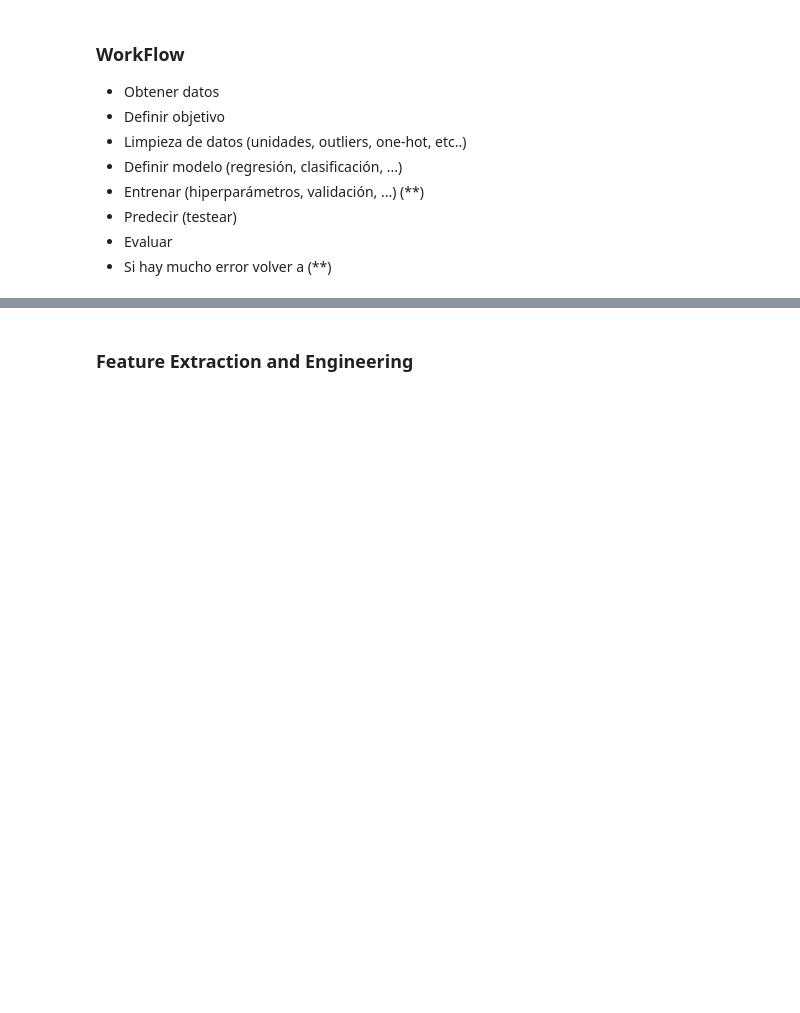
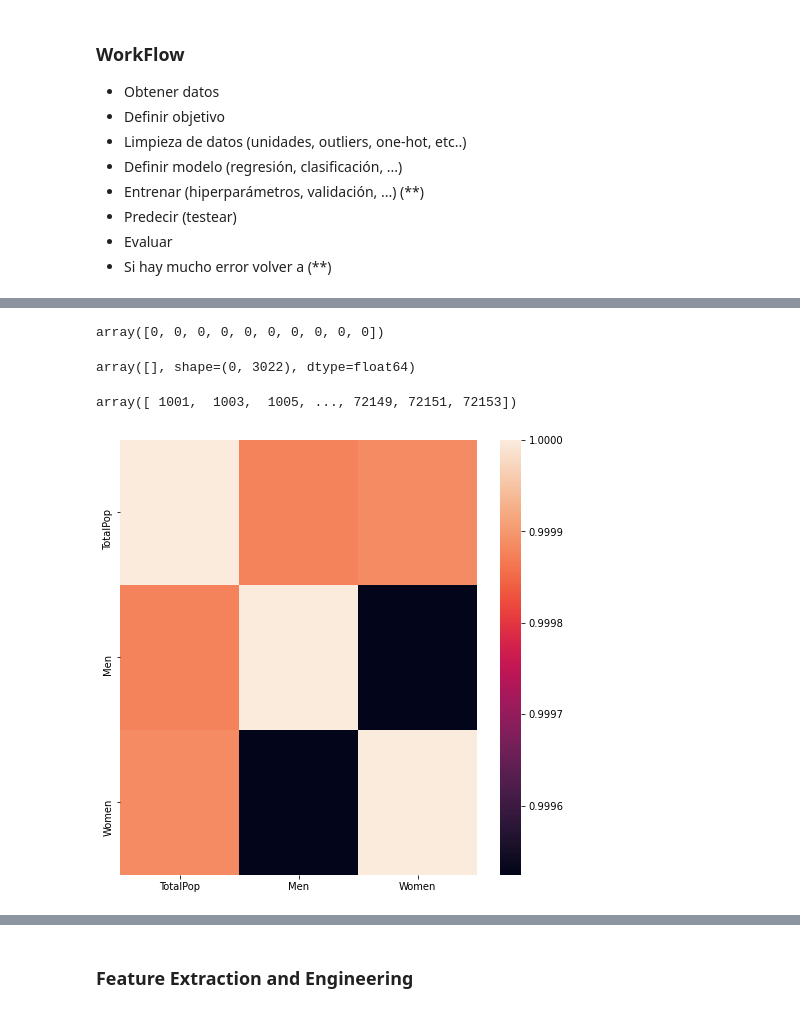
Before and after one commit to YonatanRA/ds_tb_part_21_09, a Jupyter notebook: 03-Machine_Learning/1.1 - Intro Machine Learning.ipynb, the cells around one changed output, grey strips where cells are left out. Saved outputs shown, nothing was run; the diff lists cells and outputs as text; code cells hidden in the pictures; blank space fills up the shorter version.

```diff
--- a/03-Machine_Learning/1.1 - Intro Machine Learning.ipynb
+++ b/03-Machine_Learning/1.1 - Intro Machine Learning.ipynb
@@ -20,0 +144,10 @@
+# %%
+conversion=['Hispanic','White', 'Black', 'Native',
+            'Asian', 'Pacific', 'Poverty', 'ChildPoverty',
+            'Service', 'Office']
+# %%
+n_columnas=[x+'Rate' for x in conversion]
+
+census[n_columnas]=census[conversion].apply(escala)
+
+census.head()
@@ -20,0 +166,4 @@
+# %%
+census['TotalPopScaled']=RobustScaler().fit_transform(census.TotalPop.values.reshape(-1, 1))
+
+census.head()
@@ -20,0 +184,6 @@
+# %%
+state=pd.get_dummies(census.State, drop_first=True)
+
+census=pd.concat([census, state], axis=1)
+
+census.tail()
@@ -20,0 +200,22 @@
+# %%
+LabelEncoder().fit_transform(census.State)[30:40]
+# %% [output]
+array([0, 0, 0, 0, 0, 0, 0, 0, 0, 0])
+# %%
+OrdinalEncoder().fit_transform(census.State.values.reshape(1, -1))[30:40]
+# %% [output]
+array([], shape=(0, 3022), dtype=float64)
+# %%
+census.CensusId.unique()
+# %% [output]
+array([ 1001,  1003,  1005, ..., 72149, 72151, 72153])
+# %%
+# colinealidad
+
+import seaborn as sns
+
+plt.figure(figsize=(8,8))
+
+sns.heatmap(census[['TotalPop', 'Men', 'Women']].corr());
+# %% [output]
+[figure, added]
```
Also changed, not shown: parts of 19 cells of this notebook.
